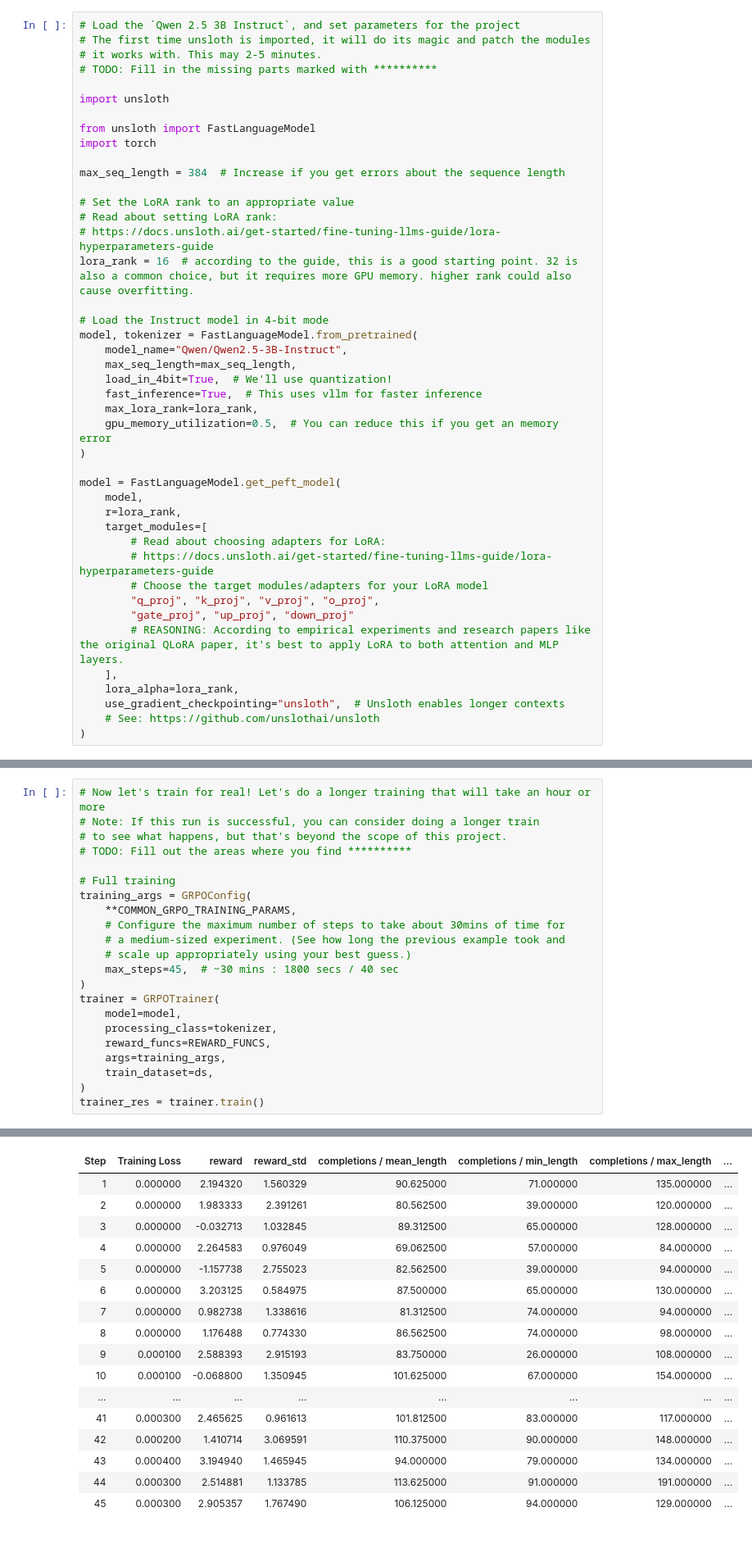
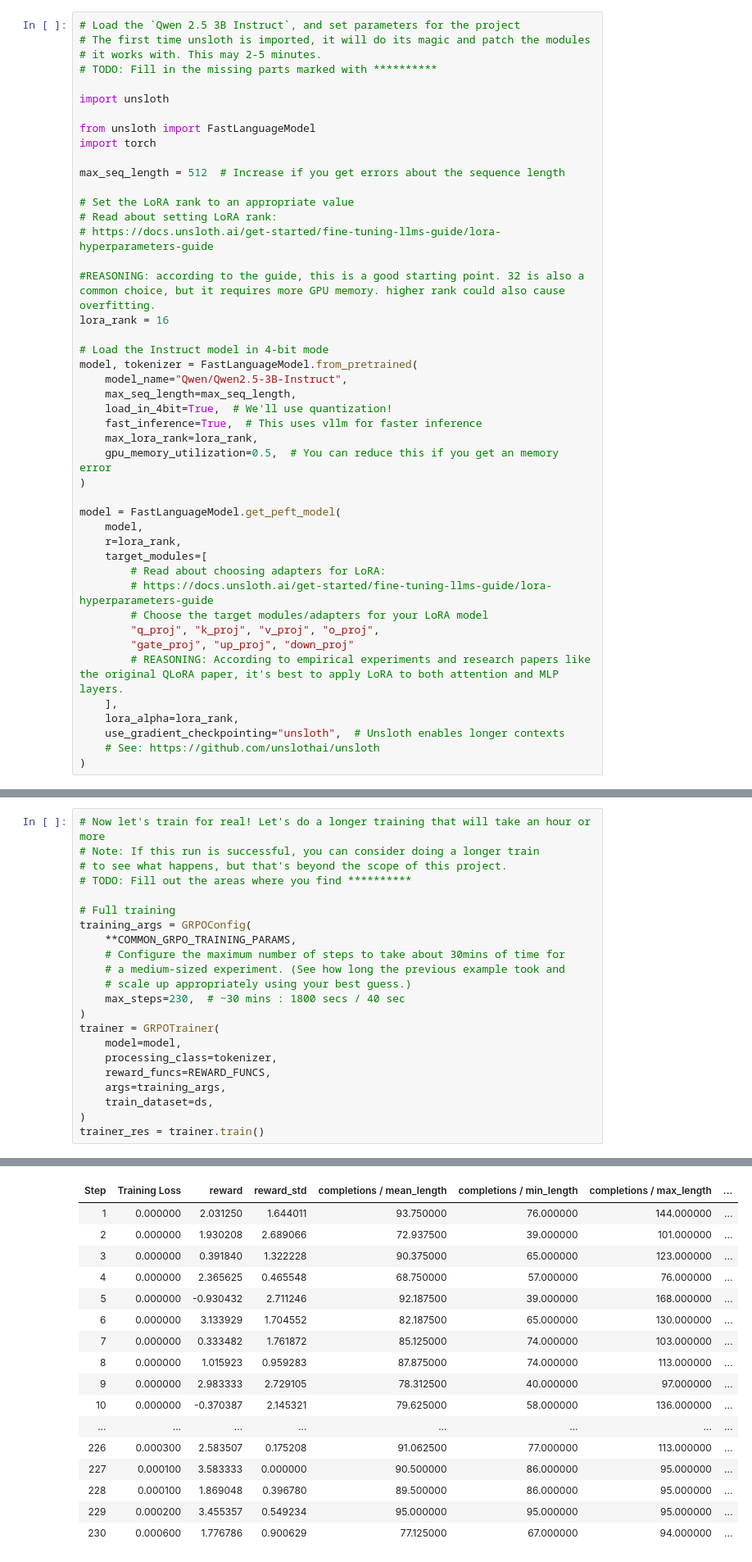
Before and after one commit to mez/genai-c1-project, a Jupyter notebook: gen_ai_fundamentals_project_starter.ipynb, the cells around one changed output, grey strips where cells are left out. Shown at 82% size. Drawn from its saved outputs; the diff is of its cells as text.

```diff
--- a/gen_ai_fundamentals_project_starter.ipynb
+++ b/gen_ai_fundamentals_project_starter.ipynb
@@ -90,12 +90,14 @@ import unsloth
 from unsloth import FastLanguageModel
 import torch
 
-max_seq_length = 384  # Increase if you get errors about the sequence length
+max_seq_length = 512  # Increase if you get errors about the sequence length
 
 # Set the LoRA rank to an appropriate value
 # Read about setting LoRA rank:
 # https://docs.unsloth.ai/get-started/fine-tuning-llms-guide/lora-hyperparameters-guide
-lora_rank = 16  # according to the guide, this is a good starting point. 32 is also a common choice, but it requires more GPU memory. higher rank could also cause overfitting.
+
+#REASONING: according to the guide, this is a good starting point. 32 is also a common choice, but it requires more GPU memory. higher rank could also cause overfitting.
+lora_rank = 16
 
 # Load the Instruct model in 4-bit mode
 model, tokenizer = FastLanguageModel.from_pretrained(
@@ -1251,7 +1258,7 @@ training_args = GRPOConfig(
     # Configure the maximum number of steps to take about 30mins of time for
     # a medium-sized experiment. (See how long the previous example took and
     # scale up appropriately using your best guess.)
-    max_steps=45,  # ~30 mins : 1800 secs / 40 sec
+    max_steps=230,  # ~30 mins : 1800 secs / 40 sec
 )
 trainer = GRPOTrainer(
     model=model,
@@ -1291,20 +1298,20 @@ Correct: True!
 | Step | Training Loss | reward | reward_std | completions / mean_length | completions / min_length | completions / max_length | ... |
-| 1 | 0.000000 | 2.194320 | 1.560329 | 90.625000 | 71.000000 | 135.000000 | ... |
-| 2 | 0.000000 | 1.983333 | 2.391261 | 80.562500 | 39.000000 | 120.000000 | ... |
-| 3 | 0.000000 | -0.032713 | 1.032845 | 89.312500 | 65.000000 | 128.000000 | ... |
-| 4 | 0.000000 | 2.264583 | 0.976049 | 69.062500 | 57.000000 | 84.000000 | ... |
-| 5 | 0.000000 | -1.157738 | 2.755023 | 82.562500 | 39.000000 | 94.000000 | ... |
-| 6 | 0.000000 | 3.203125 | 0.584975 | 87.500000 | 65.000000 | 130.000000 | ... |
-| 7 | 0.000000 | 0.982738 | 1.338616 | 81.312500 | 74.000000 | 94.000000 | ... |
-| 8 | 0.000000 | 1.176488 | 0.774330 | 86.562500 | 74.000000 | 98.000000 | ... |
-| 9 | 0.000100 | 2.588393 | 2.915193 | 83.750000 | 26.000000 | 108.000000 | ... |
-| 10 | 0.000100 | -0.068800 | 1.350945 | 101.625000 | 67.000000 | 154.000000 | ... |
+| 1 | 0.000000 | 2.031250 | 1.644011 | 93.750000 | 76.000000 | 144.000000 | ... |
+| 2 | 0.000000 | 1.930208 | 2.689066 | 72.937500 | 39.000000 | 101.000000 | ... |
+| 3 | 0.000000 | 0.391840 | 1.322228 | 90.375000 | 65.000000 | 123.000000 | ... |
+| 4 | 0.000000 | 2.365625 | 0.465548 | 68.750000 | 57.000000 | 76.000000 | ... |
+| 5 | 0.000000 | -0.930432 | 2.711246 | 92.187500 | 39.000000 | 168.000000 | ... |
+| 6 | 0.000000 | 3.133929 | 1.704552 | 82.187500 | 65.000000 | 130.000000 | ... |
+| 7 | 0.000000 | 0.333482 | 1.761872 | 85.125000 | 74.000000 | 103.000000 | ... |
+| 8 | 0.000000 | 1.015923 | 0.959283 | 87.875000 | 74.000000 | 113.000000 | ... |
+| 9 | 0.000000 | 2.983333 | 2.729105 | 78.312500 | 40.000000 | 97.000000 | ... |
+| 10 | 0.000000 | -0.370387 | 2.145321 | 79.625000 | 58.000000 | 136.000000 | ... |
 | ... | ... | ... | ... | ... | ... | ... | ... |
-| 41 | 0.000300 | 2.465625 | 0.961613 | 101.812500 | 83.000000 | 117.000000 | ... |
-| 42 | 0.000200 | 1.410714 | 3.069591 | 110.375000 | 90.000000 | 148.000000 | ... |
-| 43 | 0.000400 | 3.194940 | 1.465945 | 94.000000 | 79.000000 | 134.000000 | ... |
-| 44 | 0.000300 | 2.514881 | 1.133785 | 113.625000 | 91.000000 | 191.000000 | ... |
-| 45 | 0.000300 | 2.905357 | 1.767490 | 106.125000 | 94.000000 | 129.000000 | ... |
+| 226 | 0.000300 | 2.583507 | 0.175208 | 91.062500 | 77.000000 | 113.000000 | ... |
+| 227 | 0.000100 | 3.583333 | 0.000000 | 90.500000 | 86.000000 | 95.000000 | ... |
+| 228 | 0.000100 | 1.869048 | 0.396780 | 89.500000 | 86.000000 | 95.000000 | ... |
+| 229 | 0.000200 | 3.455357 | 0.549234 | 95.000000 | 95.000000 | 95.000000 | ... |
+| 230 | 0.000600 | 1.776786 | 0.900629 | 77.125000 | 67.000000 | 94.000000 | ... |
 --------------------
 Question: How many of the letter "a" are there in the word "knack"
 Answer: 1
```
Also changed, not shown: parts of 22 cells of this notebook.
